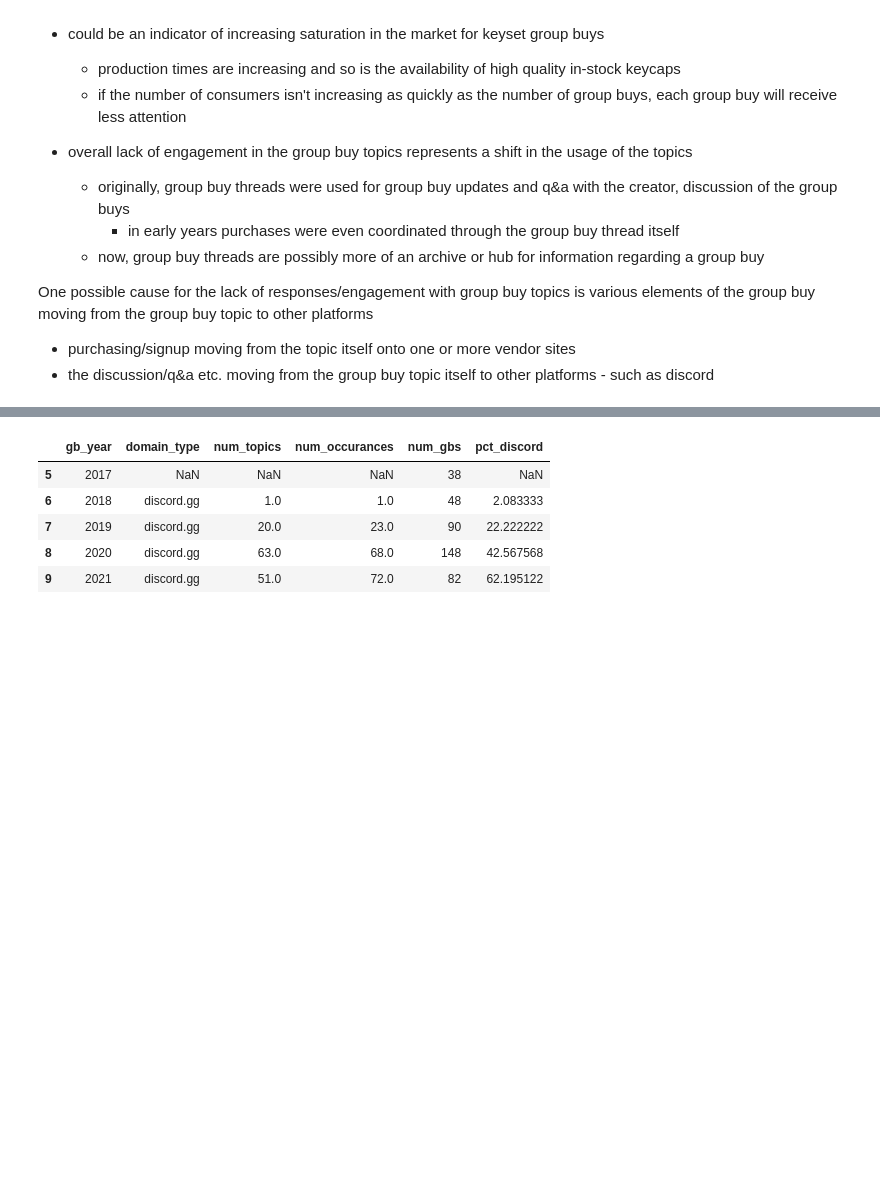
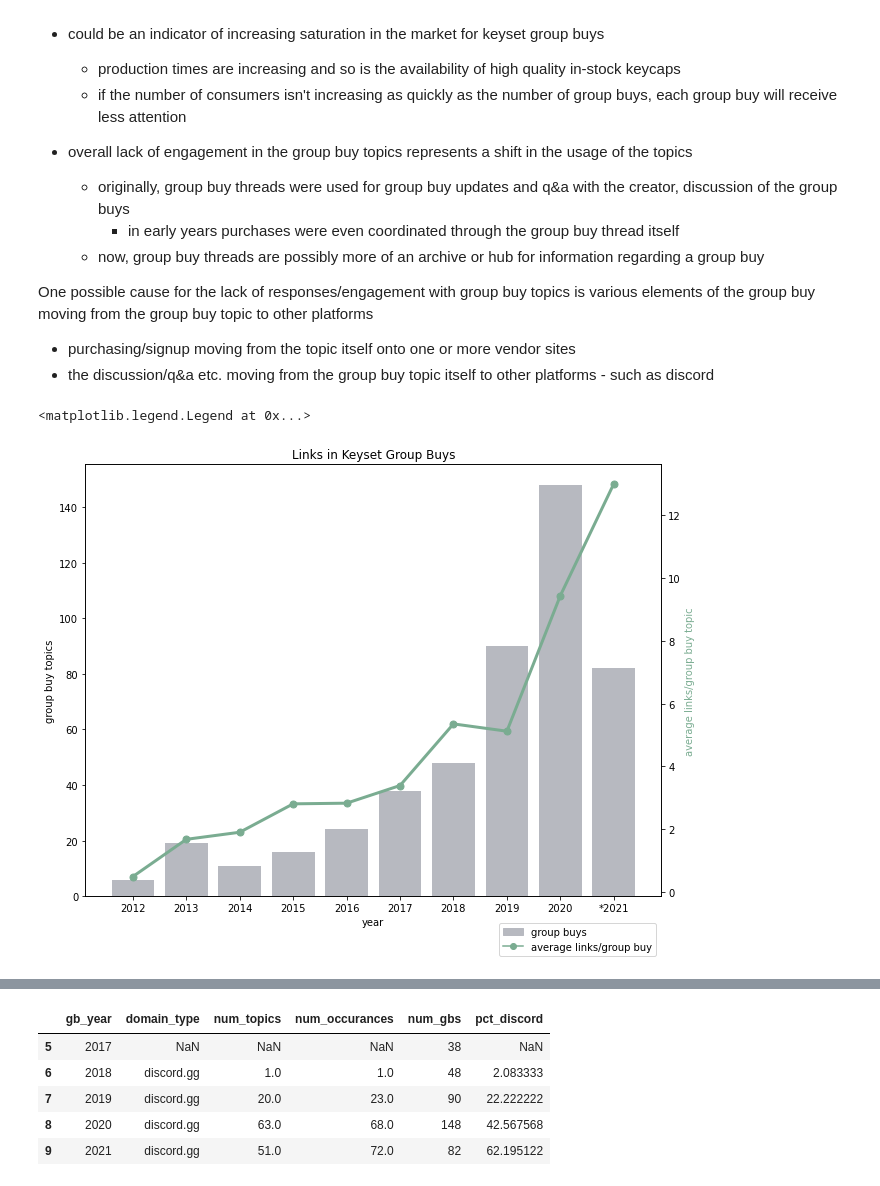
Before and after one commit to mattsalinero/mechanalysis, a Jupyter notebook: mechgraphing.ipynb, the cells around one changed output, grey strips where cells are left out. Drawn from its saved outputs; the diff is of its cells as text; code cells hidden in the pictures; blank space fills up the shorter version.

```diff
--- a/mechgraphing.ipynb
+++ b/mechgraphing.ipynb
@@ -175,6 +175,42 @@ plt.legend(handles=[gb_patch, pop_patch, pct_patch], bbox_to_anchor=(1, -0.05),
 One possible cause for the lack of responses/engagement with group buy topics is various elements of the group buy moving from the group buy topic to other platforms
 - purchasing/signup moving from the topic itself onto one or more vendor sites
 - the discussion/q&a etc. moving from the group buy topic itself to other platforms - such as discord
+# %%
+# links group buys plot
+
+# create plot and set up twin axis
+links_plot = plt.figure(figsize=[8,6])
+links_ax1 = links_plot.add_axes([1, 1, 1, 1])
+links_ax2 = links_ax1.twinx()
+
+# plot total gbs, links per gb
+links_xpos = np.arange(len(yearly_df['gb_year']))
+links_ax1.bar(links_xpos,yearly_df['num_gbs'], color=total_gray)
+
+links_ax2.plot(yearly_df['gb_year'], yearly_df['avg_links'],
+                marker='o', linewidth=3, markersize=7, color=active_green)
+
+# TODO: graph a green "active" metric (same as hyped but with 25 posts instead of 50)
+
+# add axis labels/ticks
+links_ax1.set_title("Links in Keyset Group Buys")
+
+links_ax1.set_xlabel('year')
+links_ax1.set_xticks(links_xpos)
+links_xpos_lab = yearly_df['gb_year'].copy()
+links_xpos_lab.iat[-1] = "*" + links_xpos_lab.iat[-1]
+links_ax1.set_xticklabels(links_xpos_lab)
+
+links_ax1.set_ylabel('group buy topics')
+links_ax2.set_ylabel('average links/group buy topic', color=active_green)
+
+# add legend
+gb_patch = mpatches.Patch(color=total_gray, label='group buys')
+link_patch = mlines.Line2D([], [], color=active_green, marker='o', label='average links/group buy')
+plt.legend(handles=[gb_patch, link_patch], bbox_to_anchor=(1, -0.05), loc='upper right')
+# %% [output]
+<matplotlib.legend.Legend at 0x...>
+[figure, added]
 # %%
 discord_query = """
     /* yearly expanded domain/vendor data */
```
Also changed, not shown: parts of 6 cells of this notebook.
